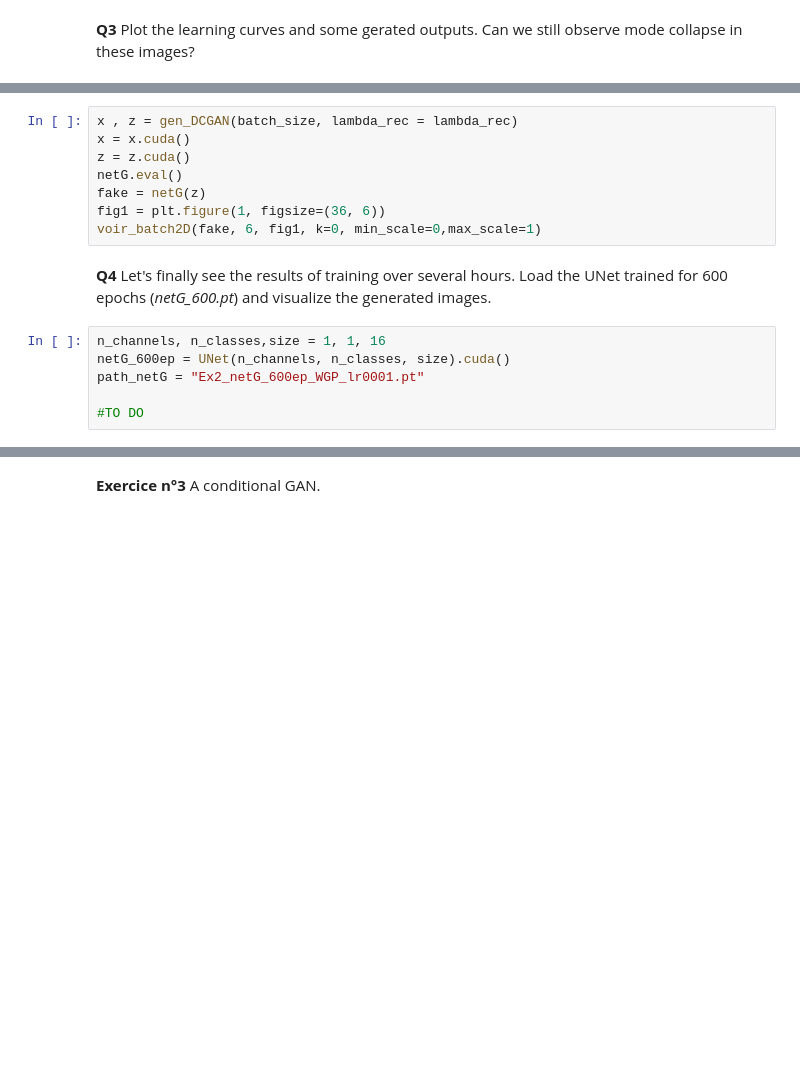
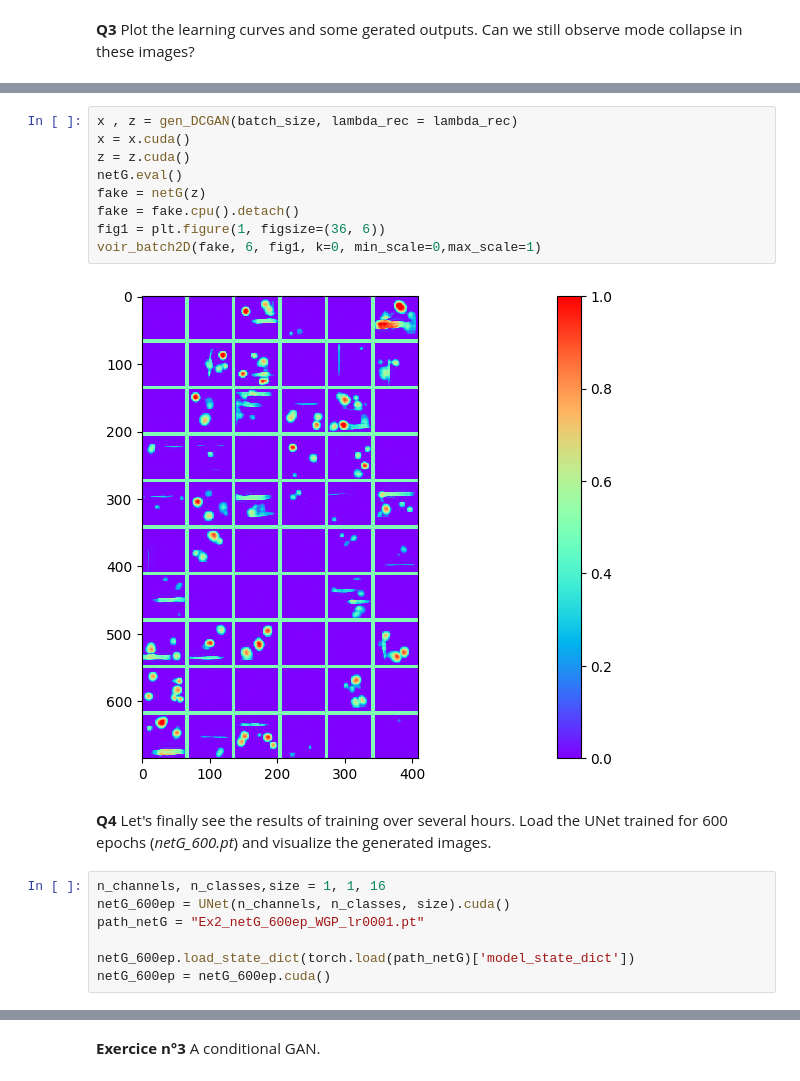
Before and after one commit to jramassa/ml-student, a Jupyter notebook: TP5/TP5_part2.ipynb, the cells around one changed output, grey strips where cells are left out. Drawn from its saved outputs; the diff is of its cells as text; blank space fills up the shorter version.

```diff
--- a/TP5/TP5_part2.ipynb
+++ b/TP5/TP5_part2.ipynb
@@ -684,11 +686,14 @@ plt.show()
 # %%
 x , z = gen_DCGAN(batch_size, lambda_rec = lambda_rec)
 x = x.cuda()
 z = z.cuda()
 netG.eval()
 fake = netG(z)
+fake = fake.cpu().detach()
 fig1 = plt.figure(1, figsize=(36, 6))
 voir_batch2D(fake, 6, fig1, k=0, min_scale=0,max_scale=1)
+# %% [output]
+[figure, added]
 # %% [markdown]
 **Q4** Let's finally see the results of training over several hours. Load the UNet trained for 600 epochs (*netG_600.pt*) and visualize the generated images.
 # %%
@@ -696,4 +701,5 @@ n_channels, n_classes,size = 1, 1, 16
 netG_600ep = UNet(n_channels, n_classes, size).cuda()
 path_netG = "Ex2_netG_600ep_WGP_lr0001.pt"
 
-#TO DO
+netG_600ep.load_state_dict(torch.load(path_netG)['model_state_dict'])
+netG_600ep = netG_600ep.cuda()
```
Also changed, not shown: parts of 17 cells of this notebook.
